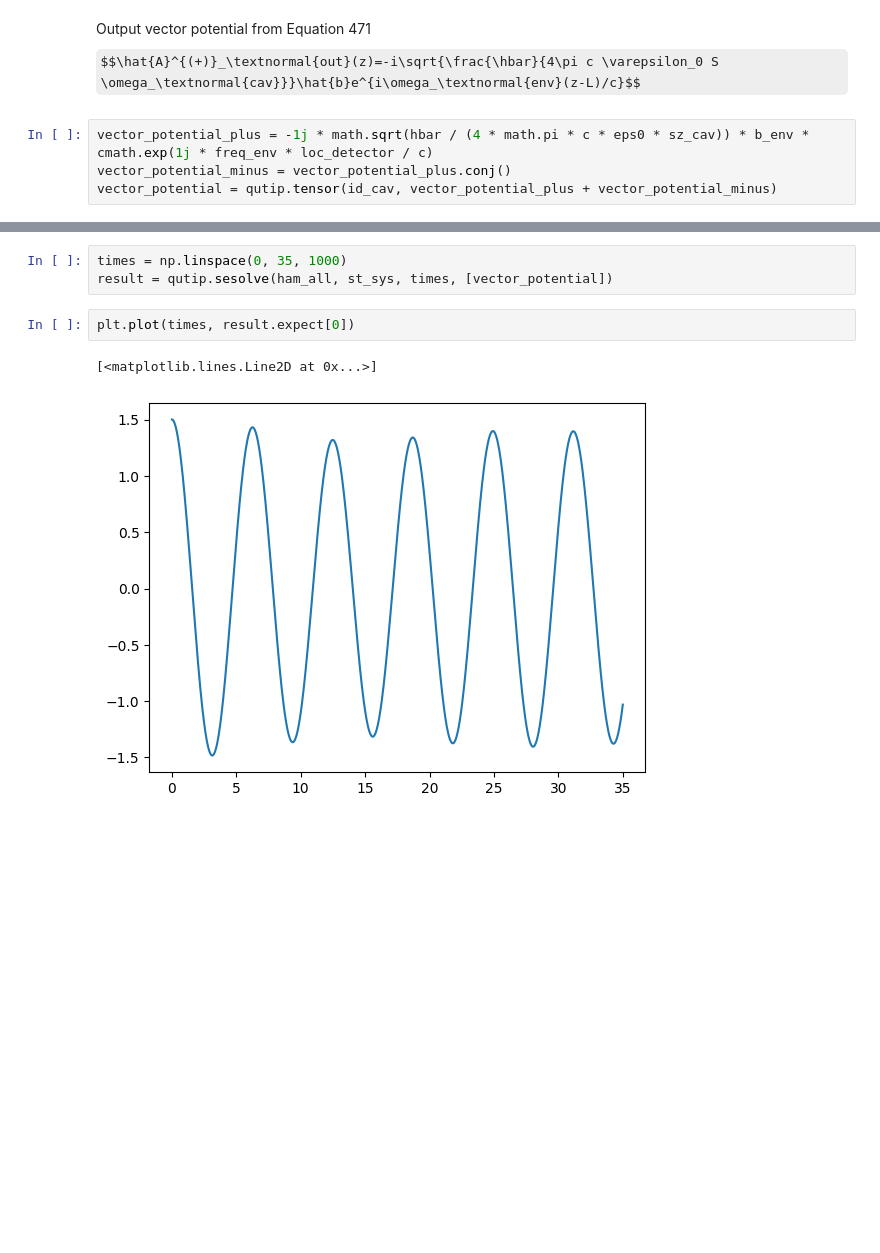
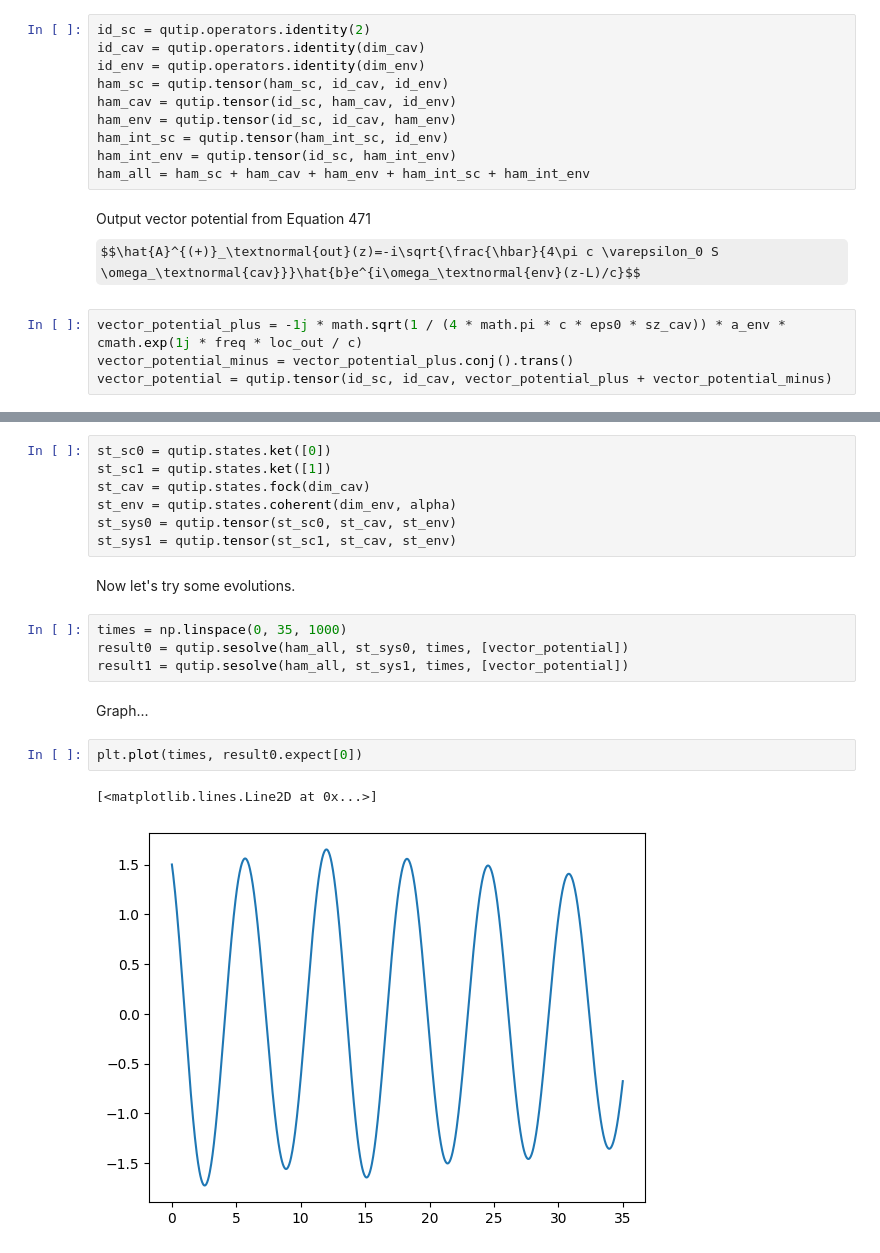
Before and after one commit to ethanlee515/quantum-optics-nonsense, a Jupyter notebook: main.ipynb, the cells around one changed output, grey strips where cells are left out. Cells and saved outputs as stored; diff of their text form; some formulas as TeX source; blank space fills up the shorter version.

Commit message:
Attempt to measure qubit state

```diff
--- a/main.ipynb
+++ b/main.ipynb
@@ -53,7 +57,17 @@ ham_all = qutip.tensor(ham_cavity, id_env) + qutip.tensor(id_cav, ham_env) + ham
+# %%
+id_sc = qutip.operators.identity(2)
+id_cav = qutip.operators.identity(dim_cav)
+id_env = qutip.operators.identity(dim_env)
+ham_sc = qutip.tensor(ham_sc, id_cav, id_env)
+ham_cav = qutip.tensor(id_sc, ham_cav, id_env)
+ham_env = qutip.tensor(id_sc, id_cav, ham_env)
+ham_int_sc = qutip.tensor(ham_int_sc, id_env)
+ham_int_env = qutip.tensor(id_sc, ham_int_env)
+ham_all = ham_sc + ham_cav + ham_env + ham_int_sc + ham_int_env
 # %% [markdown]
 Output vector potential from Equation 471
 $$\hat{A}^{(+)}_\textnormal{out}(z)=-i\sqrt{\frac{\hbar}{4\pi c \varepsilon_0 S \omega_\textnormal{cav}}}\hat{b}e^{i\omega_\textnormal{env}(z-L)/c}$$
 # %%
-vector_potential_plus = -1j * math.sqrt(hbar / (4 * math.pi * c * eps0 * sz_cav)) * b_env * cmath.exp(1j * freq_env * loc_detector / c)
-vector_potential_minus = vector_potential_plus.conj()
-vector_potential = qutip.tensor(id_cav, vector_potential_plus + vector_potential_minus)
+vector_potential_plus = -1j * math.sqrt(1 / (4 * math.pi * c * eps0 * sz_cav)) * a_env * cmath.exp(1j * freq * loc_out / c)
+vector_potential_minus = vector_potential_plus.conj().trans()
+vector_potential = qutip.tensor(id_sc, id_cav, vector_potential_plus + vector_potential_minus)
@@ -60,8 +80,20 @@ vector_potential = qutip.tensor(id_cav, vector_potential_plus + vector_potential
+# %%
+st_sc0 = qutip.states.ket([0])
+st_sc1 = qutip.states.ket([1])
+st_cav = qutip.states.fock(dim_cav)
+st_env = qutip.states.coherent(dim_env, alpha)
+st_sys0 = qutip.tensor(st_sc0, st_cav, st_env)
+st_sys1 = qutip.tensor(st_sc1, st_cav, st_env)
+# %% [markdown]
+Now let's try some evolutions.
 # %%
 times = np.linspace(0, 35, 1000)
-result = qutip.sesolve(ham_all, st_sys, times, [vector_potential])
+result0 = qutip.sesolve(ham_all, st_sys0, times, [vector_potential])
+result1 = qutip.sesolve(ham_all, st_sys1, times, [vector_potential])
+# %% [markdown]
+Graph...
 # %%
-plt.plot(times, result.expect[0])
+plt.plot(times, result0.expect[0])
 # %% [output]
 [<matplotlib.lines.Line2D at 0x...>]
-[figure, old version]
+[figure, new version]
```
Also changed, not shown: parts of 19 cells of this notebook, 1 other file.
